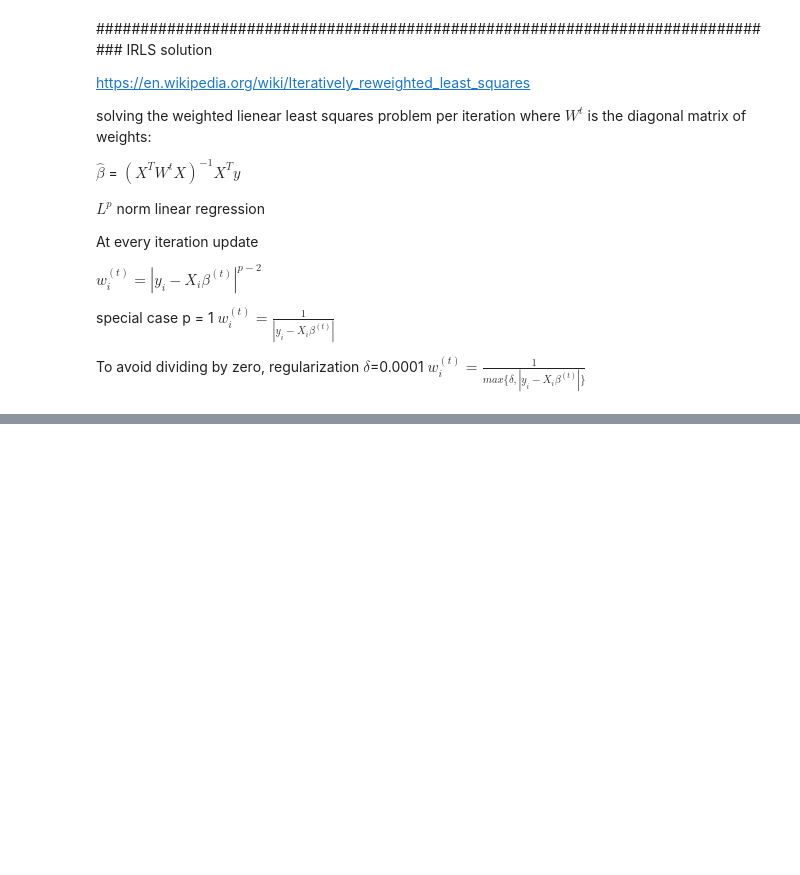
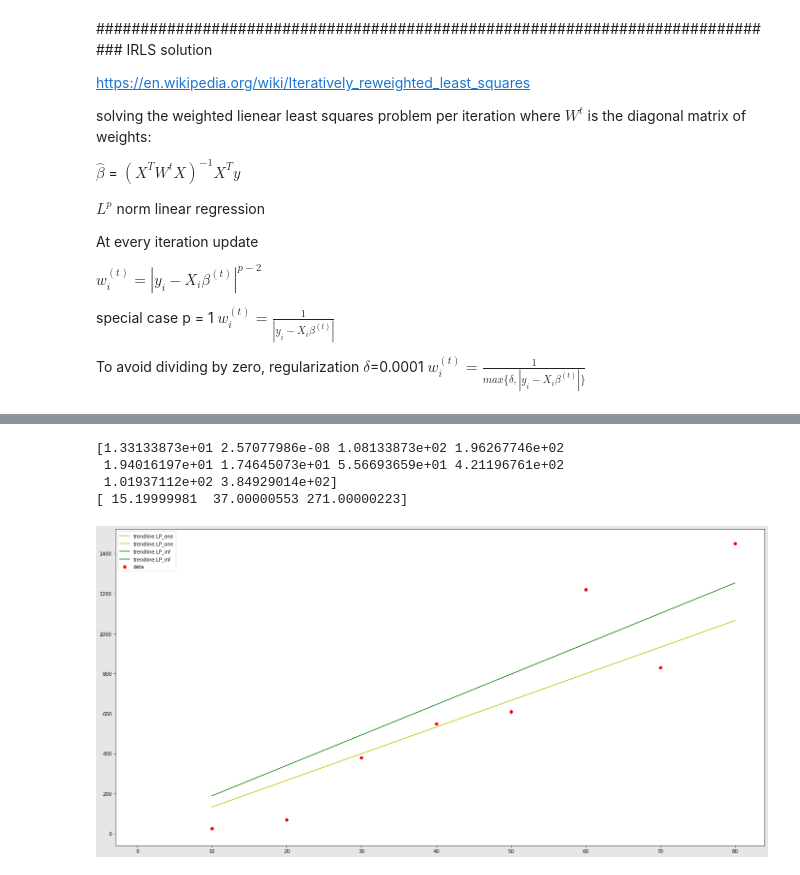
Before and after one commit to zhorkay/MFFCGCV, a Jupyter notebook: MATHFOUND21-1-Zoltan-Horkay.ipynb, the cells around one changed output, grey strips where cells are left out. Saved outputs shown, nothing was run; the diff lists cells and outputs as text; code cells hidden in the pictures; blank space fills up the shorter version.

```diff
--- a/MATHFOUND21-1-Zoltan-Horkay.ipynb
+++ b/MATHFOUND21-1-Zoltan-Horkay.ipynb
@@ -282,0 +273,26 @@ plt.show()
+# %%
+x_ = np.array([10,20,30,40,50,60,70,80])
+x_ = np.vstack([x_, np.ones(len(x_))]).T
+y_ = np.array([[25,70,380,550,610,1220,830,1450]]).T
+
+plt.scatter(x_[:,0], y_[:,0], marker='o', color="red", label="data")
+
+params_LP_one_ = oneNormLineLP(x_, y_).x
+params_LP_inf_ = infNormLineLP(x_, y_).x
+
+print(params_LP_one_)
+print(params_LP_inf_)
+
+y_LP_one_ = params_LP_one_[0]*x_+params_LP_one_[1]
+y_LP_inf_ = params_LP_inf_[0]*x_+params_LP_inf_[1]
+
+plt.plot(x_, y_LP_one_, '-y', label='trendline.LP_one')
+plt.plot(x_, y_LP_inf_, '-g', label='trendline.LP_inf')
+plt.legend(loc="upper left")
+plt.show()
+# %% [output]
+[1.33133873e+01 2.57077986e-08 1.08133873e+02 1.96267746e+02
+ 1.94016197e+01 1.74645073e+01 5.56693659e+01 4.21196761e+02
+ 1.01937112e+02 3.84929014e+02]
+[ 15.19999981  37.00000553 271.00000223]
+[figure, added]
```
Also changed, not shown: parts of 5 cells of this notebook.
